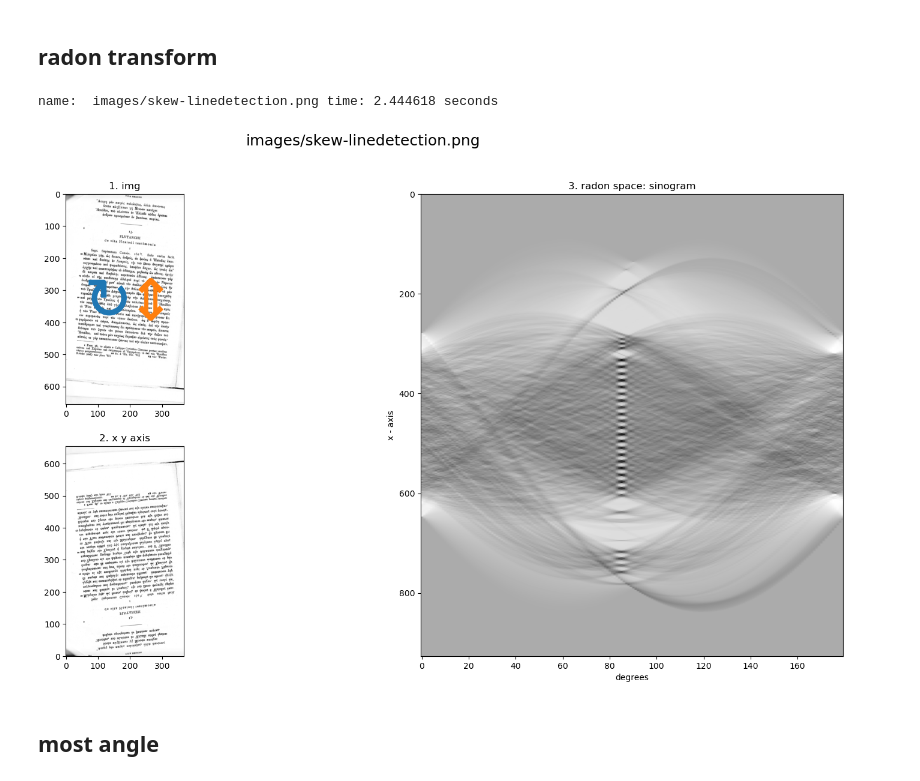
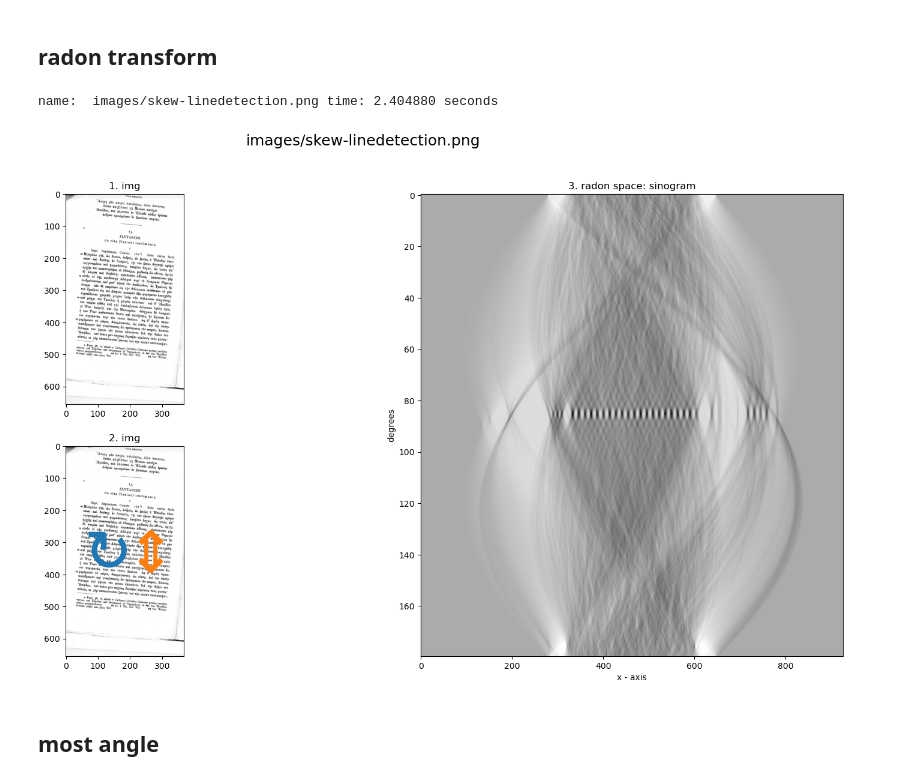
Before and after one commit to xiaoyao9184/awesome-text-deskew, a Jupyter notebook: notebooks/radon-transform.process.ipynb, the cells around one changed output. Drawn from its saved outputs; the diff is of its cells as text; code cells hidden in the pictures.

```diff
--- a/notebooks/radon-transform.process.ipynb
+++ b/notebooks/radon-transform.process.ipynb
@@ -87,43 +87,42 @@ from numpy import mean
 
 cached_radon_space = {}
 
 for name,img in cached_img_preprocess.items():
     start = time.time()
 
     # Demean; make the brightness extend above and below zero
     I = img - mean(img)
     # Do the radon transform and display the result
     sinogram = radon(I, circle=False)
 
     end = time.time()
     cached_radon_space[name] = (sinogram)
 
 
     print("name: ", name, "time:", "{:.6f} seconds".format(end - start))
 
     fig = plt.figure(figsize=(20,10))
     fig.suptitle(name, fontsize=18)
     gs = fig.add_gridspec(2,2)
 
     ax = fig.add_subplot(gs[0,0])
     ax.set_title(f"1. img")
     ax.imshow(img, cmap="gray")
+
+    ax = fig.add_subplot(gs[1,0])
+    ax.set_title(f"2. img")
+    ax.imshow(img, cmap="gray")
     ax.plot(img.shape[1] * 1/3, img.shape[0] / 2, marker=r'$\circlearrowright$', ms=50)
     ax.plot(img.shape[1] * 2/3, img.shape[0] / 2, marker=r'$\Updownarrow$', ms=50)
 
-    ax = fig.add_subplot(gs[1,0])
-    ax.set_title(f"2. x y axis")
-    ax.set_ylim(0, img.shape[0])
-    ax.imshow(img, cmap="gray")
-
     ax = fig.add_subplot(gs[:,1])
     ax.set_title(f"3. radon space: sinogram")
-    ax.set_xlabel("degrees")
-    ax.set_ylabel("x - axis")
-    ax.imshow(sinogram, cmap="gray", aspect='auto')
+    ax.set_ylabel("degrees")
+    ax.set_xlabel("x - axis")
+    ax.imshow(sinogram.T, cmap="gray", aspect='auto')
 # %% [output]
-name:  images/skew-linedetection.png time: 2.444618 seconds
+name:  images/skew-linedetection.png time: 2.404880 seconds
-[figure, old version]
+[figure, new version]
 # %% [markdown]
 ## most angle
 # %%
```
Also changed, not shown: parts of 3 cells of this notebook.
